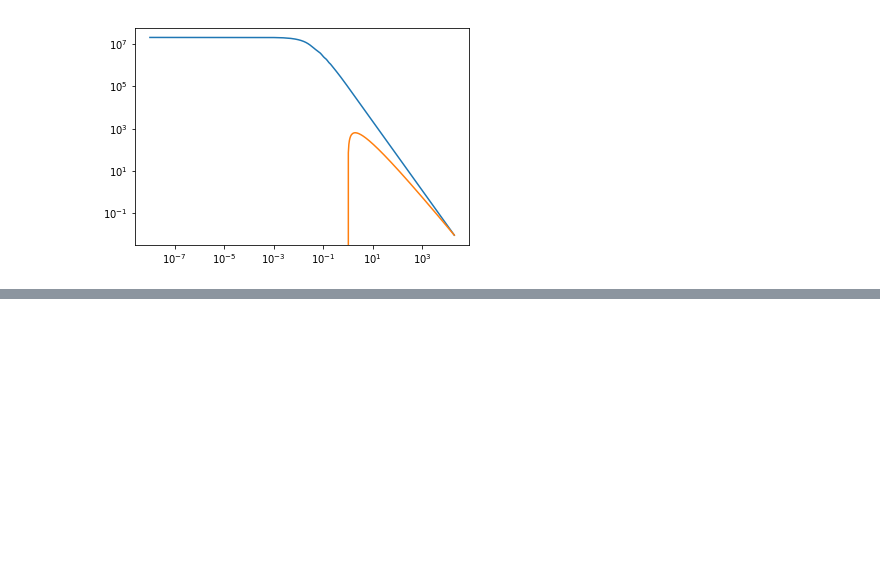
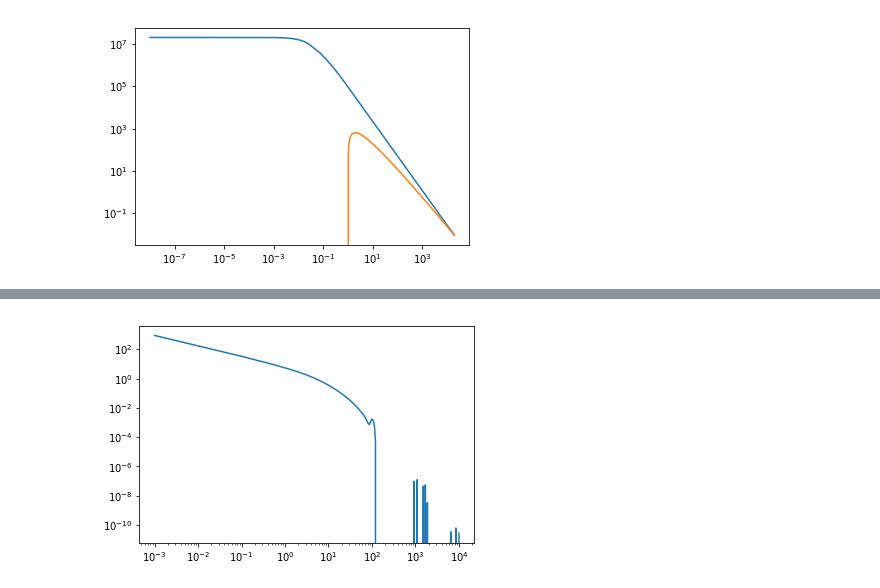
Before and after one commit to halomod/halomod, a Jupyter notebook: devel/robust_hankel_transforms.ipynb, the cells around one changed output, grey strips where cells are left out. Cells and saved outputs as stored; diff of their text form; code cells hidden in the pictures; blank space fills up the shorter version.

```diff
--- a/devel/robust_hankel_transforms.ipynb
+++ b/devel/robust_hankel_transforms.ipynb
@@ -831,0 +836,15 @@ plt.yscale('log')
+# %%
+hm = DMHaloModel()
+# %%
+r_table = np.logspace(-3, 4, 300)
+# %%
+corr = hankel_transform(hm.linear_power_fnc, r_table, 'r')
+# %%
+corr_fnc = ExtendedSpline(r_table, corr, upper_func=_zero, lower_func = 'power_law', match_upper=False)
+# %%
+
+plt.plot(r_table, corr_fnc(r_table))
+plt.xscale('log')
+plt.yscale('log')
+# %% [output]
+[figure, added]
```
Also changed, not shown: parts of 28 cells of this notebook, 1 other file.
